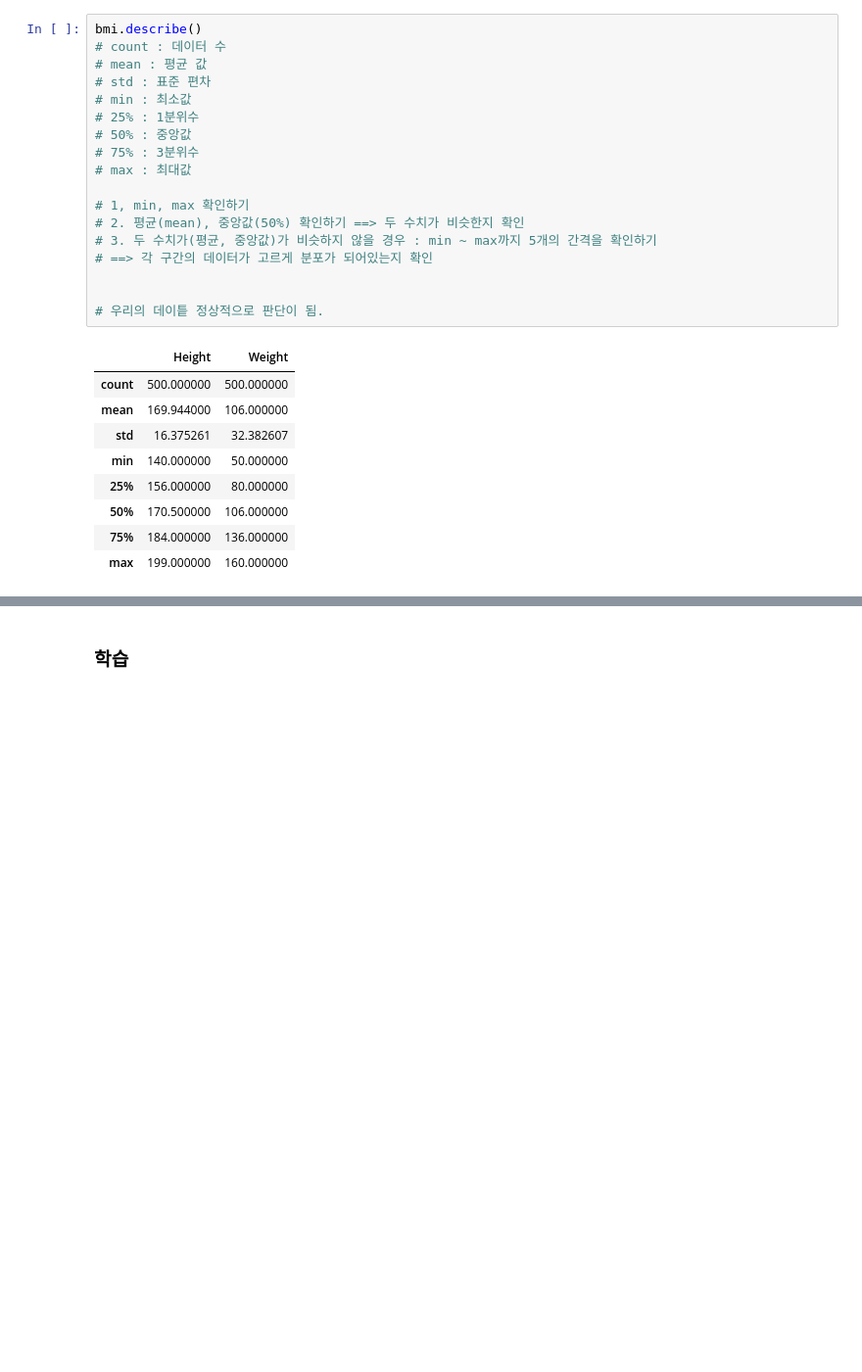
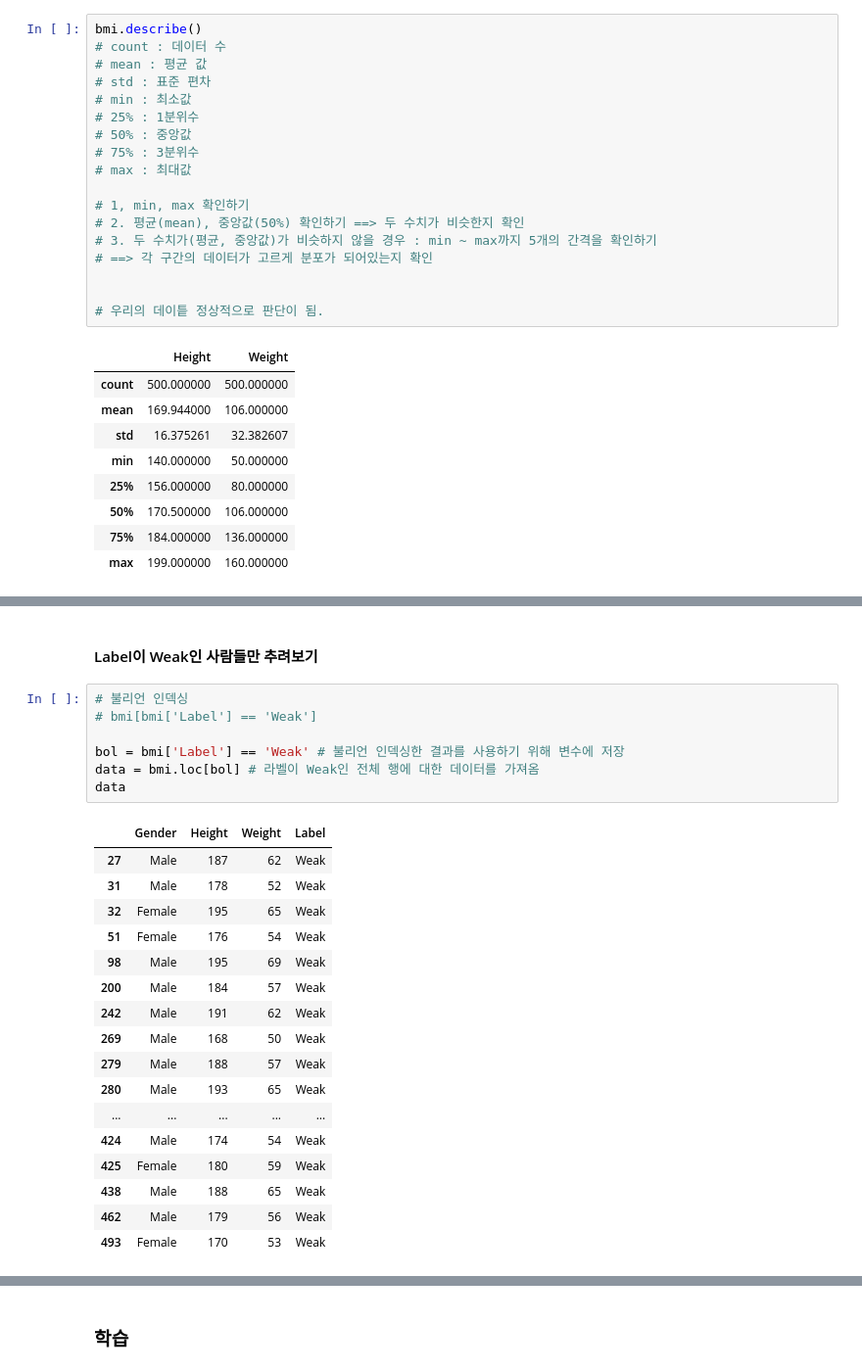
Before and after one commit to pass98/marchin, a Jupyter notebook: Machine_Learning/ex02_bmi실습_머신러닝 학습과정(7단계) 이해하기.ipynb, the cells around one changed output, grey strips where cells are left out. Shown at 98% size. Drawn from its saved outputs; the diff is of its cells as text; blank space fills up the shorter version.

```diff
--- a/Machine_Learning/ex02_bmi실습_머신러닝 학습과정(7단계) 이해하기.ipynb
+++ b/Machine_Learning/ex02_bmi실습_머신러닝 학습과정(7단계) 이해하기.ipynb
@@ -88,0 +106,27 @@ bmi.describe()
+# %% [markdown]
+#### Label이 Weak인 사람들만 추려보기
+# %%
+# 불리언 인덱싱
+# bmi[bmi['Label'] == 'Weak']
+
+bol = bmi['Label'] == 'Weak' # 불리언 인덱싱한 결과를 사용하기 위해 변수에 저장
+data = bmi.loc[bol] # 라벨이 Weak인 전체 행에 대한 데이터를 가져옴
+data
+# %% [output]
+|  | Gender | Height | Weight | Label |
+| 27 | Male | 187 | 62 | Weak |
+| 31 | Male | 178 | 52 | Weak |
+| 32 | Female | 195 | 65 | Weak |
+| 51 | Female | 176 | 54 | Weak |
+| 98 | Male | 195 | 69 | Weak |
+| 200 | Male | 184 | 57 | Weak |
+| 242 | Male | 191 | 62 | Weak |
+| 269 | Male | 168 | 50 | Weak |
+| 279 | Male | 188 | 57 | Weak |
+| 280 | Male | 193 | 65 | Weak |
+| ... | ... | ... | ... | ... |
+| 424 | Male | 174 | 54 | Weak |
+| 425 | Female | 180 | 59 | Weak |
+| 438 | Male | 188 | 65 | Weak |
+| 462 | Male | 179 | 56 | Weak |
+| 493 | Female | 170 | 53 | Weak |
```
Also changed, not shown: parts of 16 cells of this notebook.
